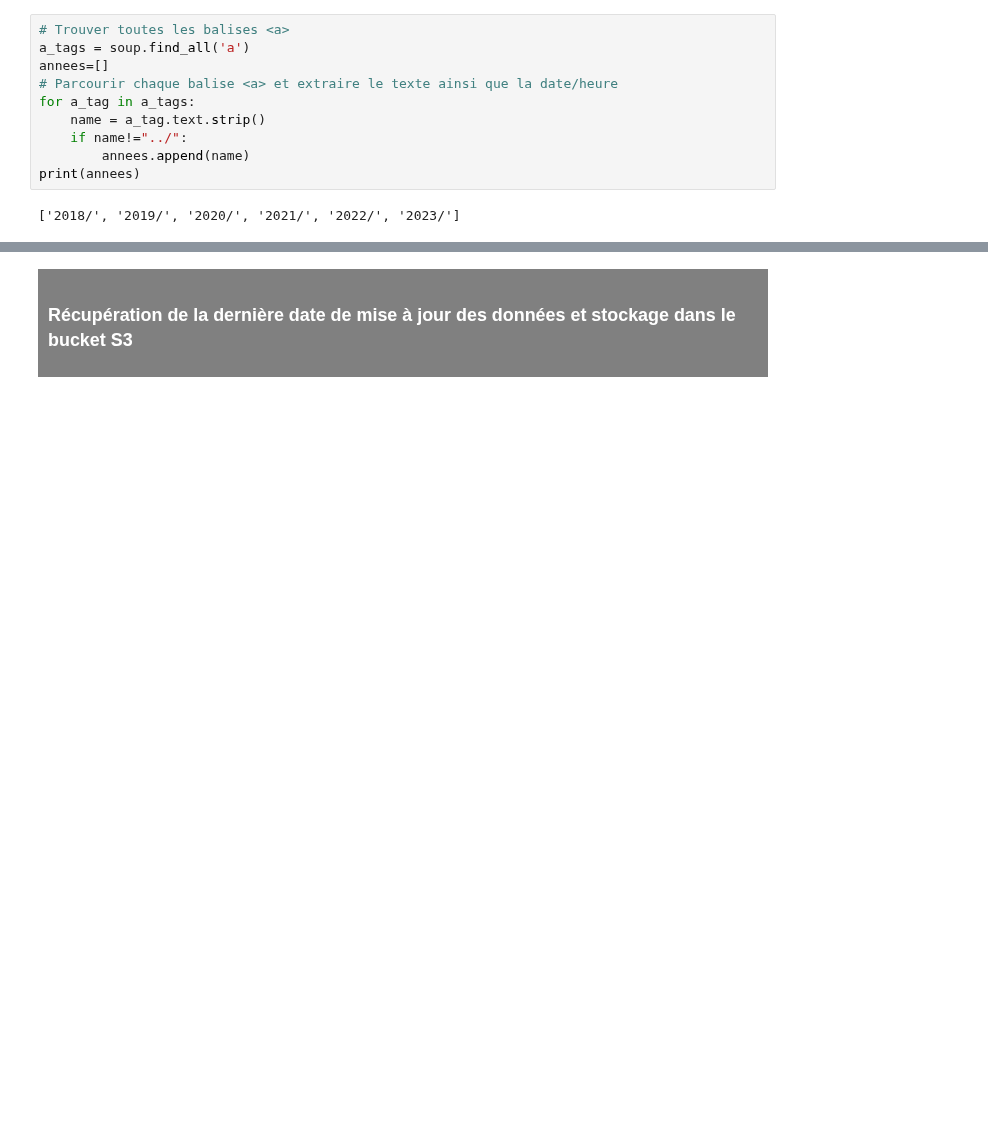
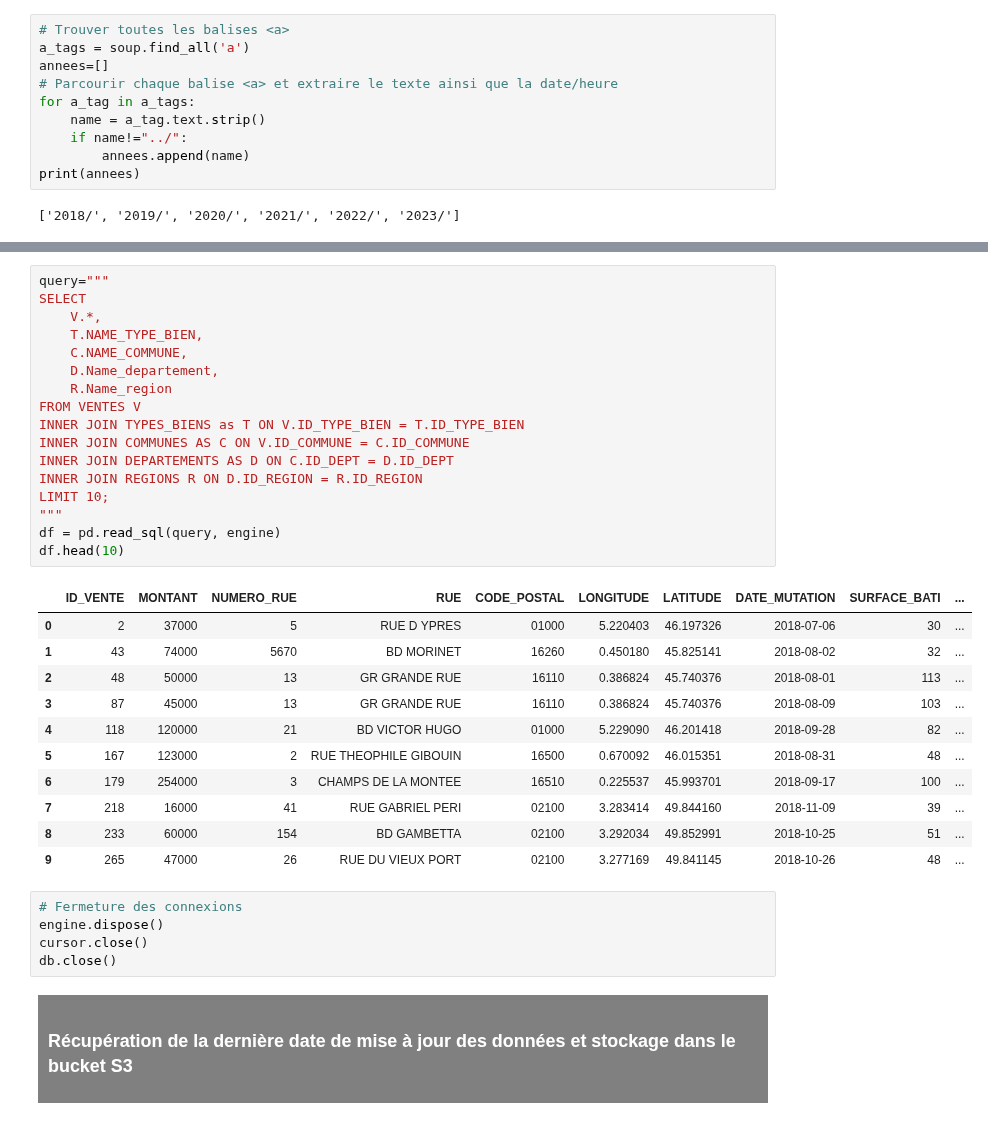
Before and after one commit to Kevin-Le-Grand/certif_app_immo, a Jupyter notebook: datagouv_to_rds/loading_first_data_in_rds.ipynb, the cells around one changed output, grey strips where cells are left out. Drawn from its saved outputs; the diff is of its cells as text; blank space fills up the shorter version.

```diff
--- a/datagouv_to_rds/loading_first_data_in_rds.ipynb
+++ b/datagouv_to_rds/loading_first_data_in_rds.ipynb
@@ -398,3 +411,37 @@ engine.dispose()
+# %%
+query="""
+SELECT
+    V.*,
+    T.NAME_TYPE_BIEN,
+    C.NAME_COMMUNE,
+    D.Name_departement,
+    R.Name_region
+FROM VENTES V
+INNER JOIN TYPES_BIENS as T ON V.ID_TYPE_BIEN = T.ID_TYPE_BIEN
+INNER JOIN COMMUNES AS C ON V.ID_COMMUNE = C.ID_COMMUNE
+INNER JOIN DEPARTEMENTS AS D ON C.ID_DEPT = D.ID_DEPT
+INNER JOIN REGIONS R ON D.ID_REGION = R.ID_REGION
+LIMIT 10;
+"""
+df = pd.read_sql(query, engine)
+df.head(10)
+# %% [output]
+|  | ID_VENTE | MONTANT | NUMERO_RUE | RUE | CODE_POSTAL | LONGITUDE | LATITUDE | DATE_MUTATION | SURFACE_BATI | ... |
+| 0 | 2 | 37000 | 5 | RUE D YPRES | 01000 | 5.220403 | 46.197326 | 2018-07-06 | 30 | ... |
+| 1 | 43 | 74000 | 5670 | BD MORINET | 16260 | 0.450180 | 45.825141 | 2018-08-02 | 32 | ... |
+| 2 | 48 | 50000 | 13 | GR GRANDE RUE | 16110 | 0.386824 | 45.740376 | 2018-08-01 | 113 | ... |
+| 3 | 87 | 45000 | 13 | GR GRANDE RUE | 16110 | 0.386824 | 45.740376 | 2018-08-09 | 103 | ... |
+| 4 | 118 | 120000 | 21 | BD VICTOR HUGO | 01000 | 5.229090 | 46.201418 | 2018-09-28 | 82 | ... |
+| 5 | 167 | 123000 | 2 | RUE THEOPHILE GIBOUIN | 16500 | 0.670092 | 46.015351 | 2018-08-31 | 48 | ... |
+| 6 | 179 | 254000 | 3 | CHAMPS DE LA MONTEE | 16510 | 0.225537 | 45.993701 | 2018-09-17 | 100 | ... |
+| 7 | 218 | 16000 | 41 | RUE GABRIEL PERI | 02100 | 3.283414 | 49.844160 | 2018-11-09 | 39 | ... |
+| 8 | 233 | 60000 | 154 | BD GAMBETTA | 02100 | 3.292034 | 49.852991 | 2018-10-25 | 51 | ... |
+| 9 | 265 | 47000 | 26 | RUE DU VIEUX PORT | 02100 | 3.277169 | 49.841145 | 2018-10-26 | 48 | ... |
+# %%
+# Fermeture des connexions
+engine.dispose()
+cursor.close()
+db.close()
 # %% [markdown]
 <div style="text-align:left; background-color:gray; padding:10px;">
   <h3 style="color:white;">Récupération de la dernière date de mise à jour des données et stockage dans le bucket S3</h3>
```
Also changed, not shown: parts of 9 cells of this notebook, 5 other files.
